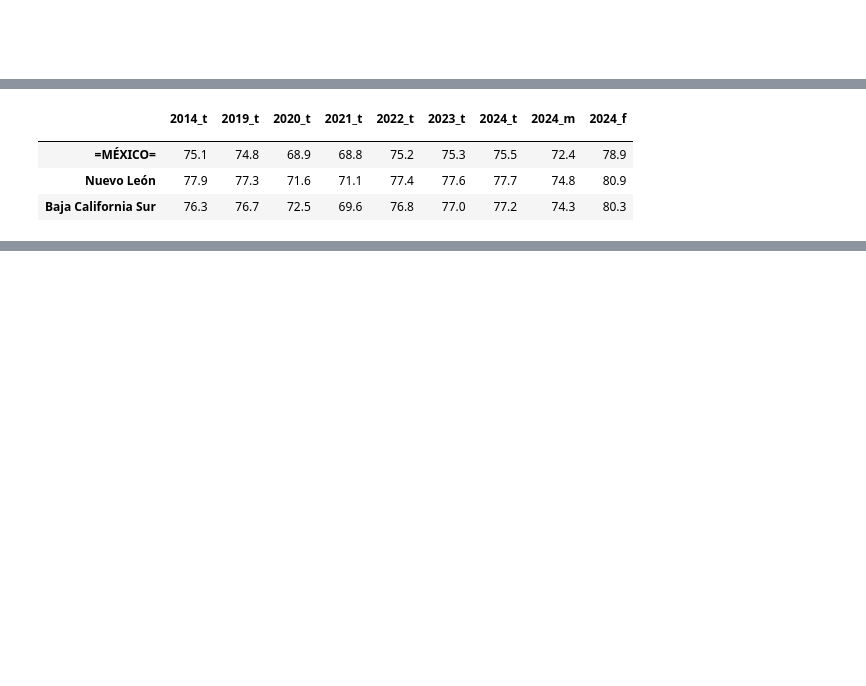
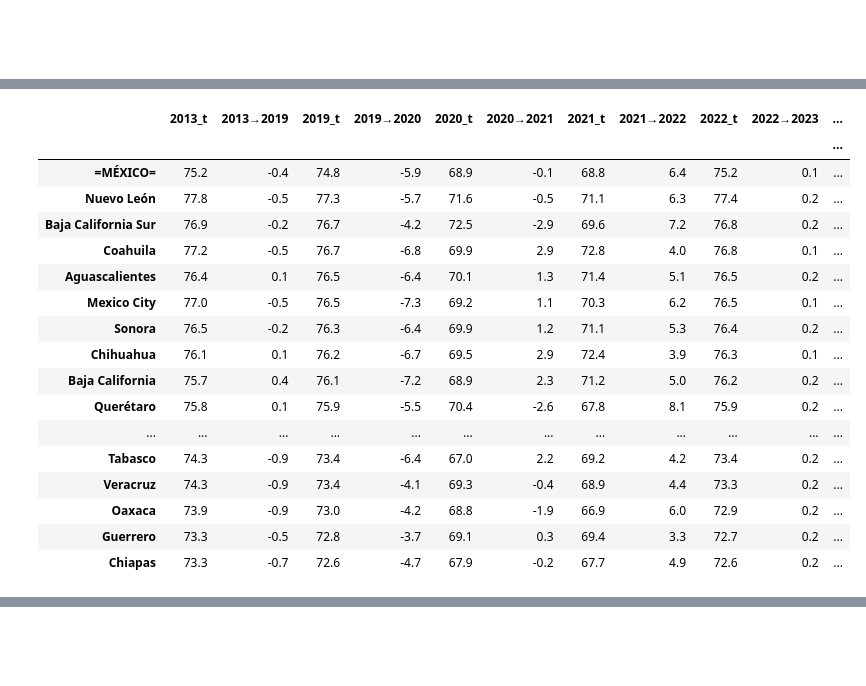
Before and after one commit to Lady3mlnm/Mini-programs-for-calculation-of-life-expectancy-in-countries, a Jupyter notebook: regions_Mexico/Mexican_table-2025.ipynb, the cells around one changed output, grey strips where cells are left out. Drawn from its saved outputs; the diff is of its cells as text; code cells hidden in the pictures; blank space fills up the shorter version.

```diff
--- a/regions_Mexico/Mexican_table-v2_&_v3.ipynb
+++ b/regions_Mexico/Mexican_table-2025.ipynb
@@ -94,10 +103,37 @@ df_estimation.head(3)
-# %%
-df = df[['2014_t', '2019_t', '2020_t', '2021_t', '2022_t', '2023_t', '2024_t', '2024_m', '2024_f']]
-df.head(3)
-# %% [output]
-|  | 2014_t | 2019_t | 2020_t | 2021_t | 2022_t | 2023_t | 2024_t | 2024_m | 2024_f |
-|  |  |  |  |  |  |  |  |  |  |
-| =MÉXICO= | 75.1 | 74.8 | 68.9 | 68.8 | 75.2 | 75.3 | 75.5 | 72.4 | 78.9 |
-| Nuevo León | 77.9 | 77.3 | 71.6 | 71.1 | 77.4 | 77.6 | 77.7 | 74.8 | 80.9 |
-| Baja California Sur | 76.3 | 76.7 | 72.5 | 69.6 | 76.8 | 77.0 | 77.2 | 74.3 | 80.3 |
+# %%
+def extend_df(df, prec=1):
+    df.insert(loc=1, column='2013→2019', value=(df['2019_t']-df['2013_t']).round(prec))
+    df.insert(loc=3, column='2019→2020', value=(df['2020_t']-df['2019_t']).round(prec))
+    df.insert(loc=5, column='2020→2021', value=(df['2021_t']-df['2020_t']).round(prec))
+    df.insert(loc=7, column='2021→2022', value=(df['2022_t']-df['2021_t']).round(prec))
+    df.insert(loc=9, column='2022→2023', value=(df['2023_t']-df['2022_t']).round(prec))
+    df.insert(loc=11, column='2023→2024', value=(df['2024_t']-df['2023_t']).round(prec))
+    df.insert(loc=13, column='2024→2025', value=(df['2025_t']-df['2024_t']).round(prec))
+    df.insert(loc=15, column='2019→2025', value=(df['2025_t']-df['2019_t']).round(prec))
+    df.insert(loc=16, column='2013→2025', value=(df['2025_t']-df['2013_t']).round(prec))
+    df['2025_fΔm']  = (df['2025_f']-df['2025_m']).round(prec)
+
+    return df
+
+df = extend_df(df)
+df
+# %% [output]
+|  | 2013_t | 2013→2019 | 2019_t | 2019→2020 | 2020_t | 2020→2021 | 2021_t | 2021→2022 | 2022_t | 2022→2023 | ... |
+|  |  |  |  |  |  |  |  |  |  |  | ... |
+| =MÉXICO= | 75.2 | -0.4 | 74.8 | -5.9 | 68.9 | -0.1 | 68.8 | 6.4 | 75.2 | 0.1 | ... |
+| Nuevo León | 77.8 | -0.5 | 77.3 | -5.7 | 71.6 | -0.5 | 71.1 | 6.3 | 77.4 | 0.2 | ... |
+| Baja California Sur | 76.9 | -0.2 | 76.7 | -4.2 | 72.5 | -2.9 | 69.6 | 7.2 | 76.8 | 0.2 | ... |
+| Coahuila | 77.2 | -0.5 | 76.7 | -6.8 | 69.9 | 2.9 | 72.8 | 4.0 | 76.8 | 0.1 | ... |
+| Aguascalientes | 76.4 | 0.1 | 76.5 | -6.4 | 70.1 | 1.3 | 71.4 | 5.1 | 76.5 | 0.2 | ... |
+| Mexico City | 77.0 | -0.5 | 76.5 | -7.3 | 69.2 | 1.1 | 70.3 | 6.2 | 76.5 | 0.1 | ... |
+| Sonora | 76.5 | -0.2 | 76.3 | -6.4 | 69.9 | 1.2 | 71.1 | 5.3 | 76.4 | 0.2 | ... |
+| Chihuahua | 76.1 | 0.1 | 76.2 | -6.7 | 69.5 | 2.9 | 72.4 | 3.9 | 76.3 | 0.1 | ... |
+| Baja California | 75.7 | 0.4 | 76.1 | -7.2 | 68.9 | 2.3 | 71.2 | 5.0 | 76.2 | 0.2 | ... |
+| Querétaro | 75.8 | 0.1 | 75.9 | -5.5 | 70.4 | -2.6 | 67.8 | 8.1 | 75.9 | 0.2 | ... |
+| ... | ... | ... | ... | ... | ... | ... | ... | ... | ... | ... | ... |
+| Tabasco | 74.3 | -0.9 | 73.4 | -6.4 | 67.0 | 2.2 | 69.2 | 4.2 | 73.4 | 0.2 | ... |
+| Veracruz | 74.3 | -0.9 | 73.4 | -4.1 | 69.3 | -0.4 | 68.9 | 4.4 | 73.3 | 0.2 | ... |
+| Oaxaca | 73.9 | -0.9 | 73.0 | -4.2 | 68.8 | -1.9 | 66.9 | 6.0 | 72.9 | 0.2 | ... |
+| Guerrero | 73.3 | -0.5 | 72.8 | -3.7 | 69.1 | 0.3 | 69.4 | 3.3 | 72.7 | 0.2 | ... |
+| Chiapas | 73.3 | -0.7 | 72.6 | -4.7 | 67.9 | -0.2 | 67.7 | 4.9 | 72.6 | 0.2 | ... |
 # %%
```
Also changed, not shown: parts of 13 cells of this notebook, 11 other files.
